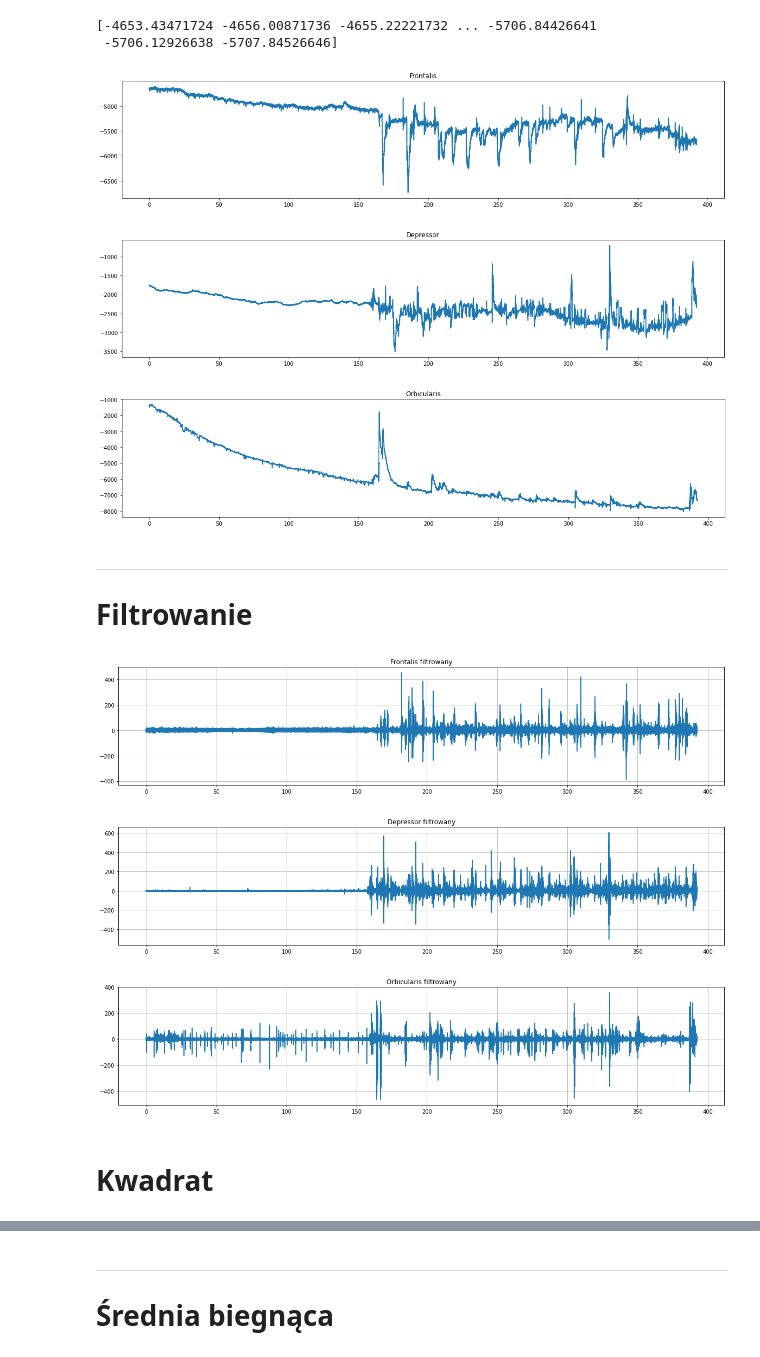
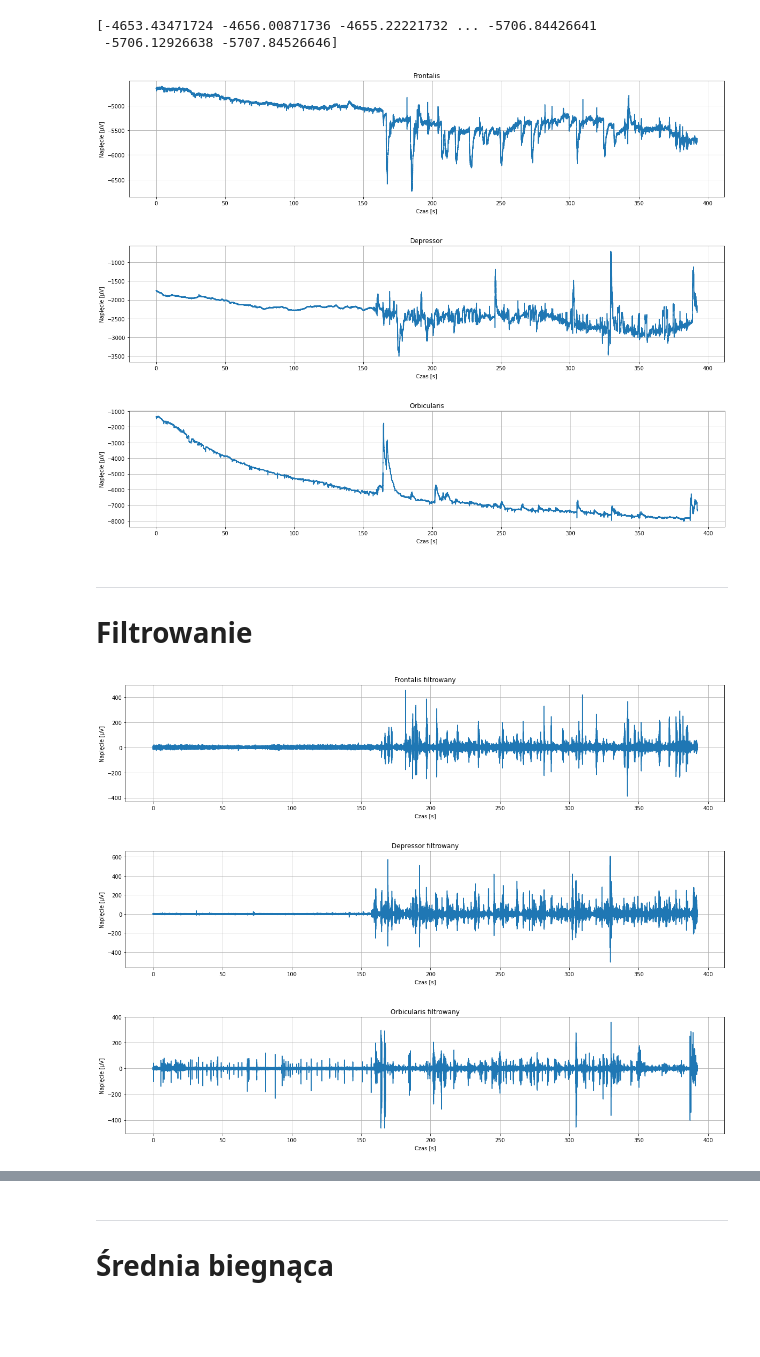
Before and after one commit to Laz4rz/MedSignalAnalysis, a Jupyter notebook: EMG_face_emotion_comparison.ipynb, the cells around one changed output, grey strips where cells are left out. Cells and saved outputs as stored; diff of their text form; code cells hidden in the pictures; blank space fills up the shorter version.

```diff
--- a/EMG_face_emotion_comparison.ipynb
+++ b/EMG_face_emotion_comparison.ipynb
@@ -46,24 +46,27 @@ syg_raw = mgr.get_microvolt_samples()
 # %%
 signals = {
     'Frontalis': np.array(syg_raw[1]) - np.array(syg_raw[0]),
     'Depressor': np.array(syg_raw[2]),
     'Orbicularis': np.array(syg_raw[3]),
 }
 
 print(signals['Frontalis'])
 
 for muscle in signals:
   plt.figure(figsize=(20,4))
   t = np.arange(0, len(signals[muscle])/2048, 1/2048)
   plt.plot(t, signals[muscle])
+  plt.grid()
+  plt.xlabel('Czas [s]')
+  plt.ylabel('Napięcie [µV]')
   plt.title(muscle)
   plt.show()
 # %% [output]
 [-4653.43471724 -4656.00871736 -4655.22221732 ... -5706.84426641
  -5706.12926638 -5707.84526646]
-[figure, old version]
+[figure, new version]
-[figure, old version]
+[figure, new version]
-[figure, old version]
+[figure, new version]
 # %% [markdown]
 ---
 # Filtrowanie
@@ -83,11 +86,11 @@ for muscle in signals_filtered:
   t = np.arange(0, len(signals_filtered[muscle])/2048, 1/2048)
   plt.plot(t, signals_filtered[muscle])
   plt.grid()
+  plt.xlabel('Czas [s]')
+  plt.ylabel('Napięcie [µV]')
   plt.title(muscle + ' filtrowany')
   plt.show()
 # %% [output]
-[figure, old version]
+[figure, new version]
-[figure, old version]
+[figure, new version]
-[figure, old version]
+[figure, new version]
-# %% [markdown]
-# Kwadrat
```
Also changed, not shown: parts of 5 cells of this notebook.
